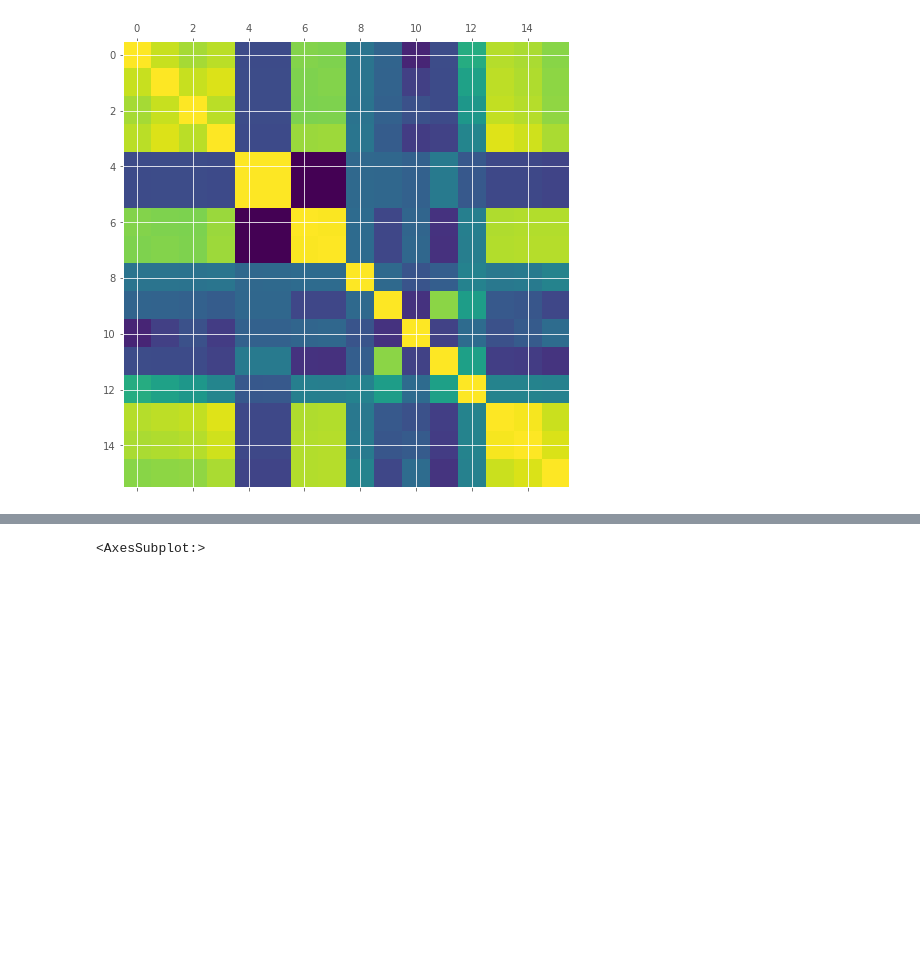
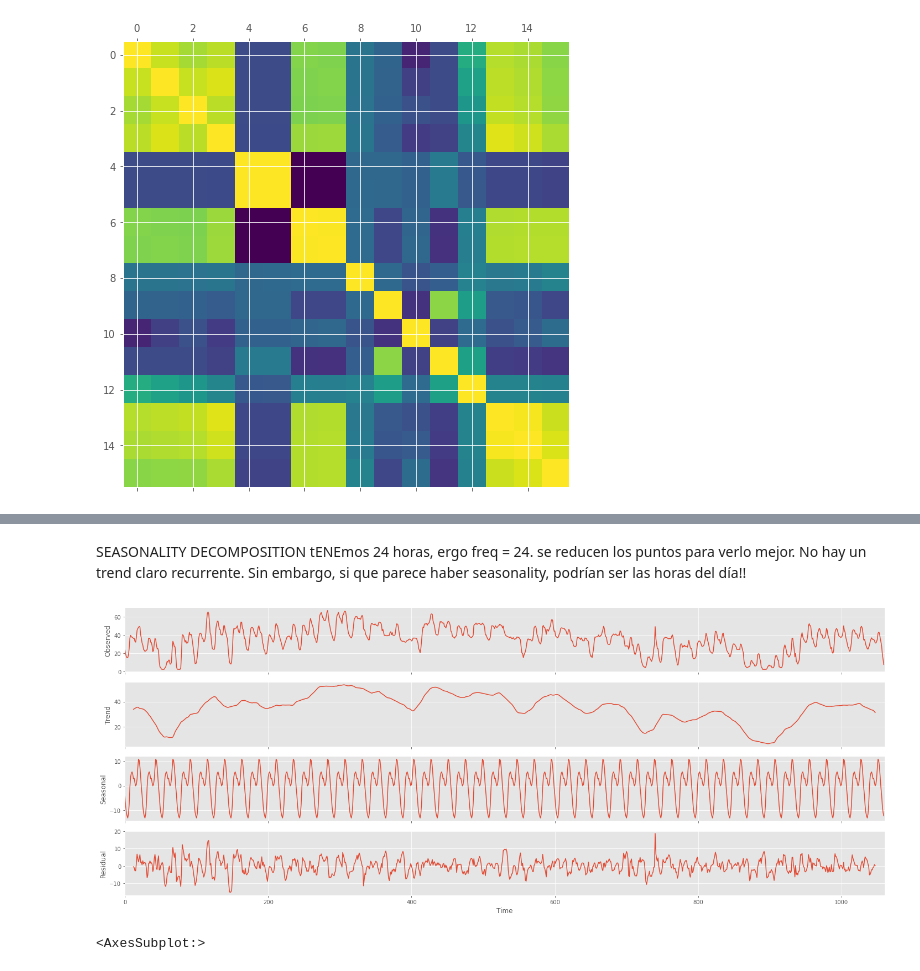
Before and after one commit to xBorja042/Energy_price_prediction, a Jupyter notebook: initial_data_Exploration.ipynb, the cells around one changed output, grey strips where cells are left out. Drawn from its saved outputs; the diff is of its cells as text; code cells hidden in the pictures; blank space fills up the shorter version.

```diff
--- a/initial_data_Exploration.ipynb
+++ b/initial_data_Exploration.ipynb
@@ -181,3 +197,17 @@ df['esp'].iloc[:5300].plot(linewidth  = 0.8)
+# %% [markdown]
+SEASONALITY DECOMPOSITION
+tENEmos 24 horas, ergo freq = 24. se reducen los puntos para verlo mejor. No hay un trend claro recurrente. Sin embargo, si que parece haber seasonality, podrían ser las horas del día!!
+# %%
+from random import randrange
+from pandas import Series
+from matplotlib import pyplot
+from statsmodels.tsa.seasonal import seasonal_decompose
+
+result = seasonal_decompose(df['esp'].iloc[:1060].values, model='additive', freq = 24)
+result.plot()
+pyplot.show()
+# %% [output]
+[figure, added]
 # %%
 pd.Series(y_sc.flatten()[:5300]).plot(linewidth  = 0.8)
 # %% [output]
```
Also changed, not shown: parts of 11 cells of this notebook, 4 other files.
